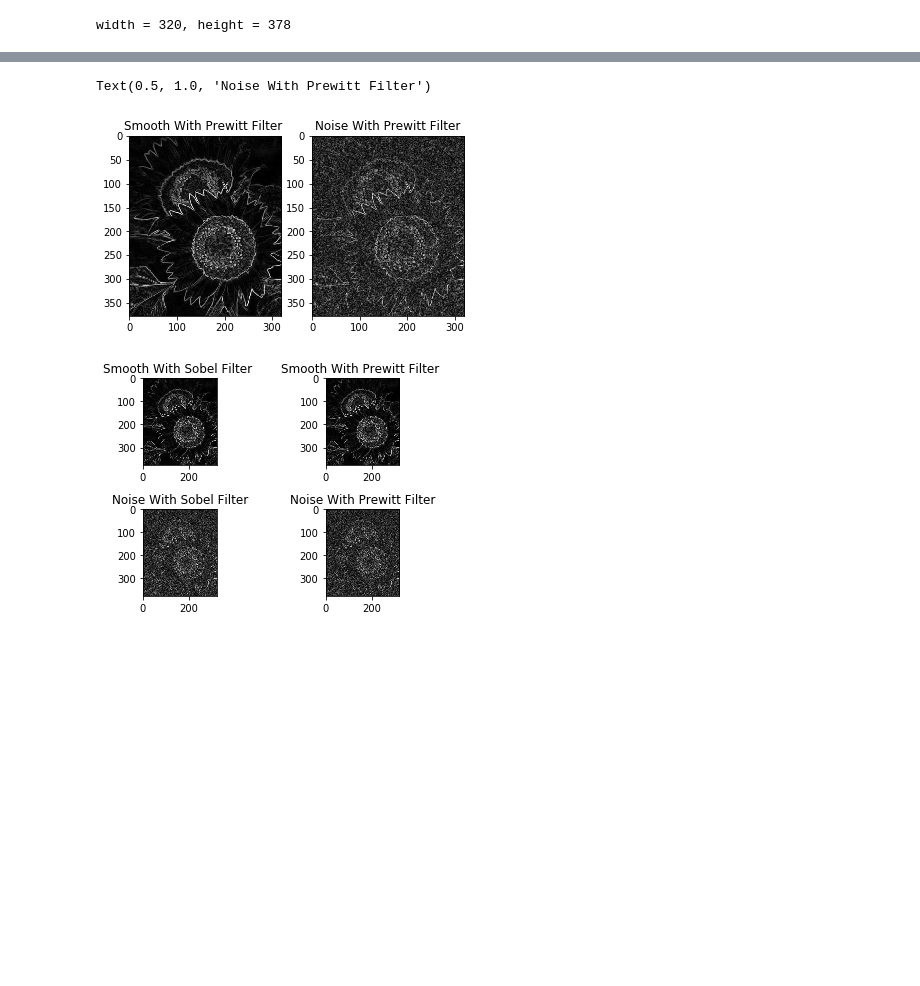
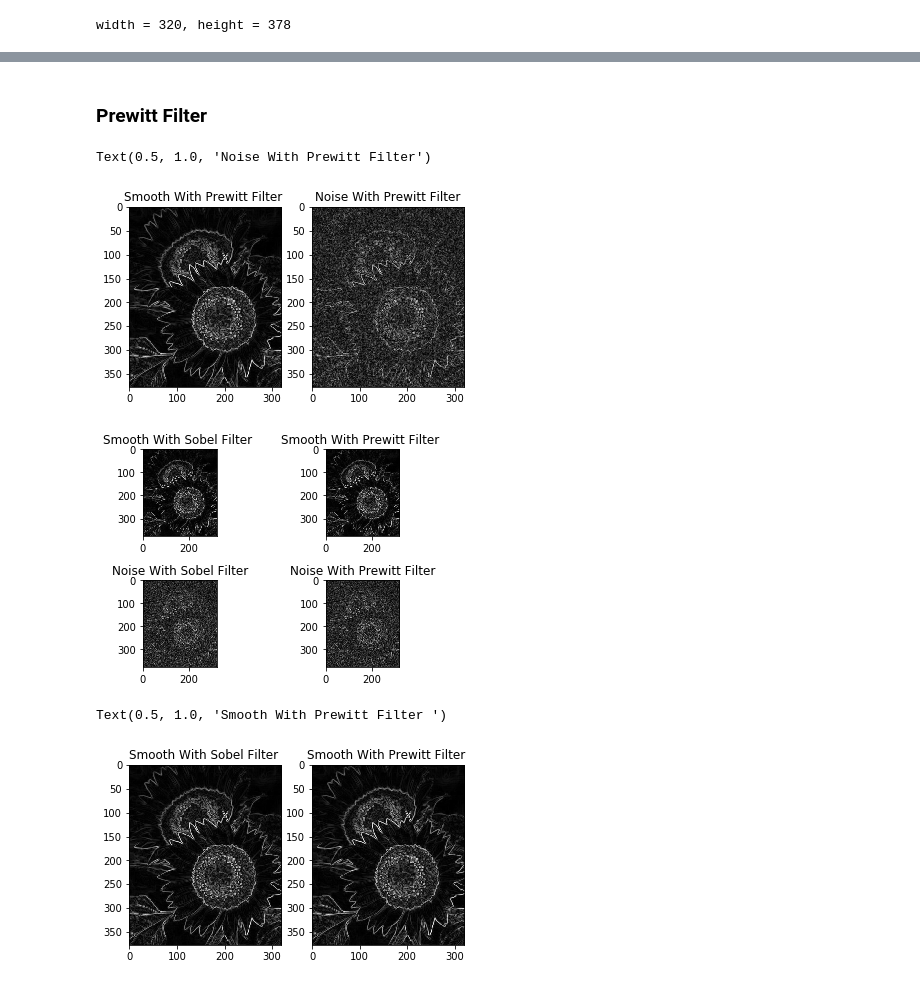
Before and after one commit to chloequinto/ImgProc, a Jupyter notebook: Project/Edge Detection.ipynb, the cells around one changed output, grey strips where cells are left out. Saved outputs shown, nothing was run; the diff lists cells and outputs as text; code cells hidden in the pictures; blank space fills up the shorter version.

Commit message:
Edge Detection

```diff
--- a/Project/Edge Detection.ipynb
+++ b/Project/Edge Detection.ipynb
@@ -63,5 +69,4 @@ width = 320, height = 378
 # %%
-# Sobel Filter
 def sobel(im):
 
     im = im.astype(np.float)
@@ -74,10 +79,10 @@ def sobel(im):
     gx = signal.convolve2d(im, kh, mode='same', boundary = 'symm', fillvalue=0)
     gy = signal.convolve2d(im, kv, mode='same', boundary = 'symm', fillvalue=0)
 
-    g = np.sqrt(gx * gx + gy * gy)
-    g *= 255.0 / np.max(g)
+    s = np.sqrt(gx * gx + gy * gy)
+    s *= 255.0 / np.max(s)
 
-    return g
+    return s
 # %%
 detect = sobel(newI);
 detect2 = sobel(greyImg);
@@ -93,5 +98,6 @@ Text(0.5, 1.0, 'Noise With Sobel Filter')
+# %% [markdown]
+### Prewitt Filter
 # %%
-# Prewitt Filter
 def prewitt(im):
 
     im = im.astype(np.float)
@@ -103,7 +109,7 @@ def prewitt(im):
     gx = signal.convolve2d(im, kh, mode='same', boundary = 'symm', fillvalue=0)
     gy = signal.convolve2d(im, kv, mode='same', boundary = 'symm', fillvalue=0)
 
-    g = np.sqrt(gx * gx + gy * gy)
-    g *= 255.0 / np.max(g)
+    p = np.sqrt(gx * gx + gy * gy)
+    p *= 255.0 / np.max(p)
 
-    return g
+    return p
@@ -110,6 +119,4 @@ def prewitt(im):
 # %%
-detect3 = prewitt(newI);
-detect4 = prewitt(greyImg);
 fig, ax = plt.subplots(1,2)
 ax[0].imshow(detect4, cmap='gray')
 ax[0].set_title("Smooth With Prewitt Filter ")
@@ -117,7 +124,7 @@ ax[1].imshow(detect3, cmap='gray')
 ax[1].set_title("Noise With Prewitt Filter")
 # %% [output]
 Text(0.5, 1.0, 'Noise With Prewitt Filter')
-[figure, old version]
+[figure, new version]
 # %%
 fig, ax = plt.subplots(2,2)
 ax[0,0].imshow(detect2, cmap='gray')
@@ -130,4 +137,13 @@ ax[1,1].imshow(detect3, cmap='gray')
 ax[1,1].set_title("Noise With Prewitt Filter")
 fig.subplots_adjust(hspace=0.5)
 # %% [output]
-[figure, old version]
+[figure, new version]
+# %%
+fig, ax = plt.subplots(1,2)
+ax[0].imshow(detect2, cmap='gray')
+ax[0].set_title("Smooth With Sobel Filter ")
+ax[1].imshow(detect4, cmap='gray')
+ax[1].set_title("Smooth With Prewitt Filter ")
+# %% [output]
+Text(0.5, 1.0, 'Smooth With Prewitt Filter ')
+[figure, added]
```
Also changed, not shown: parts of 11 cells of this notebook.
